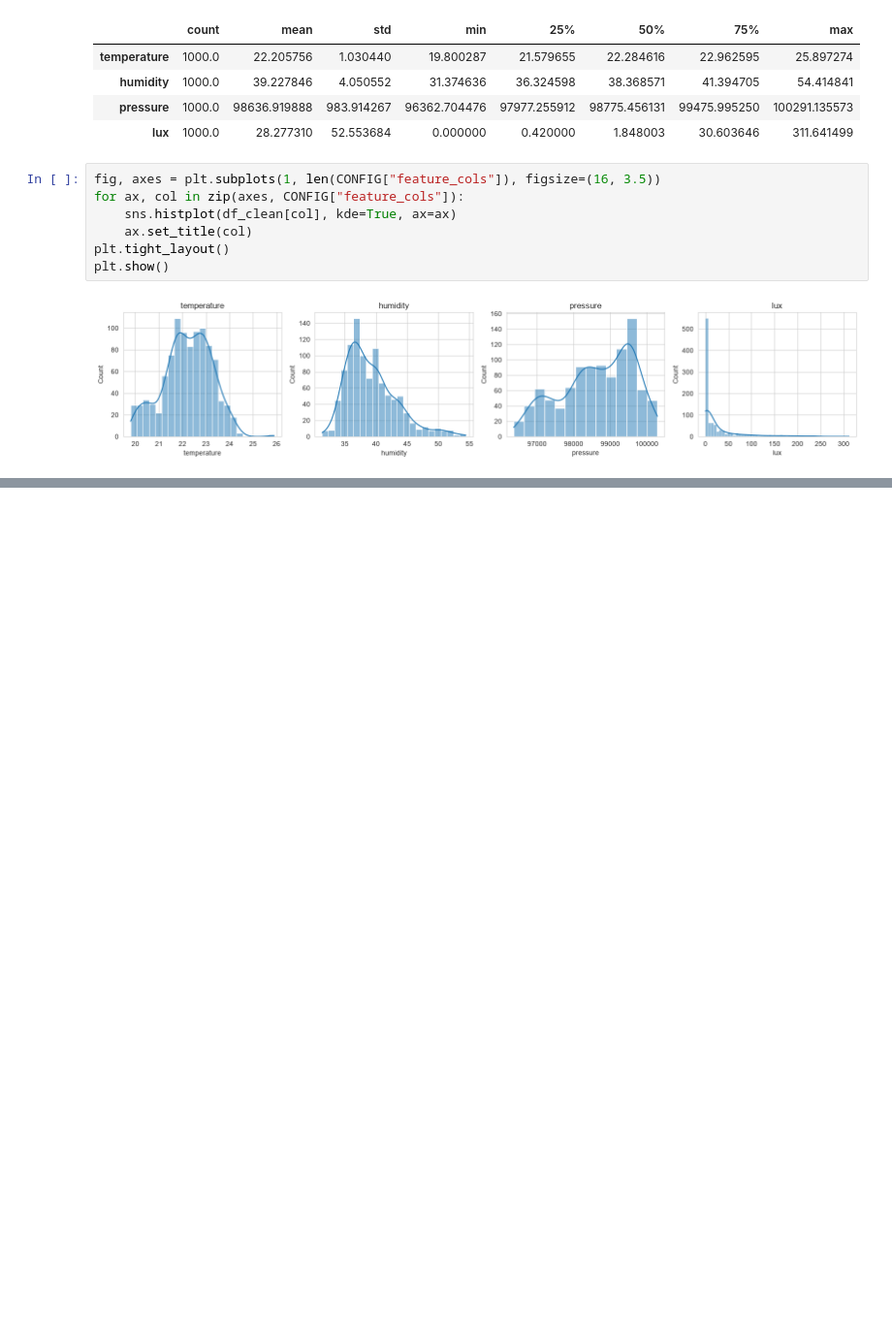
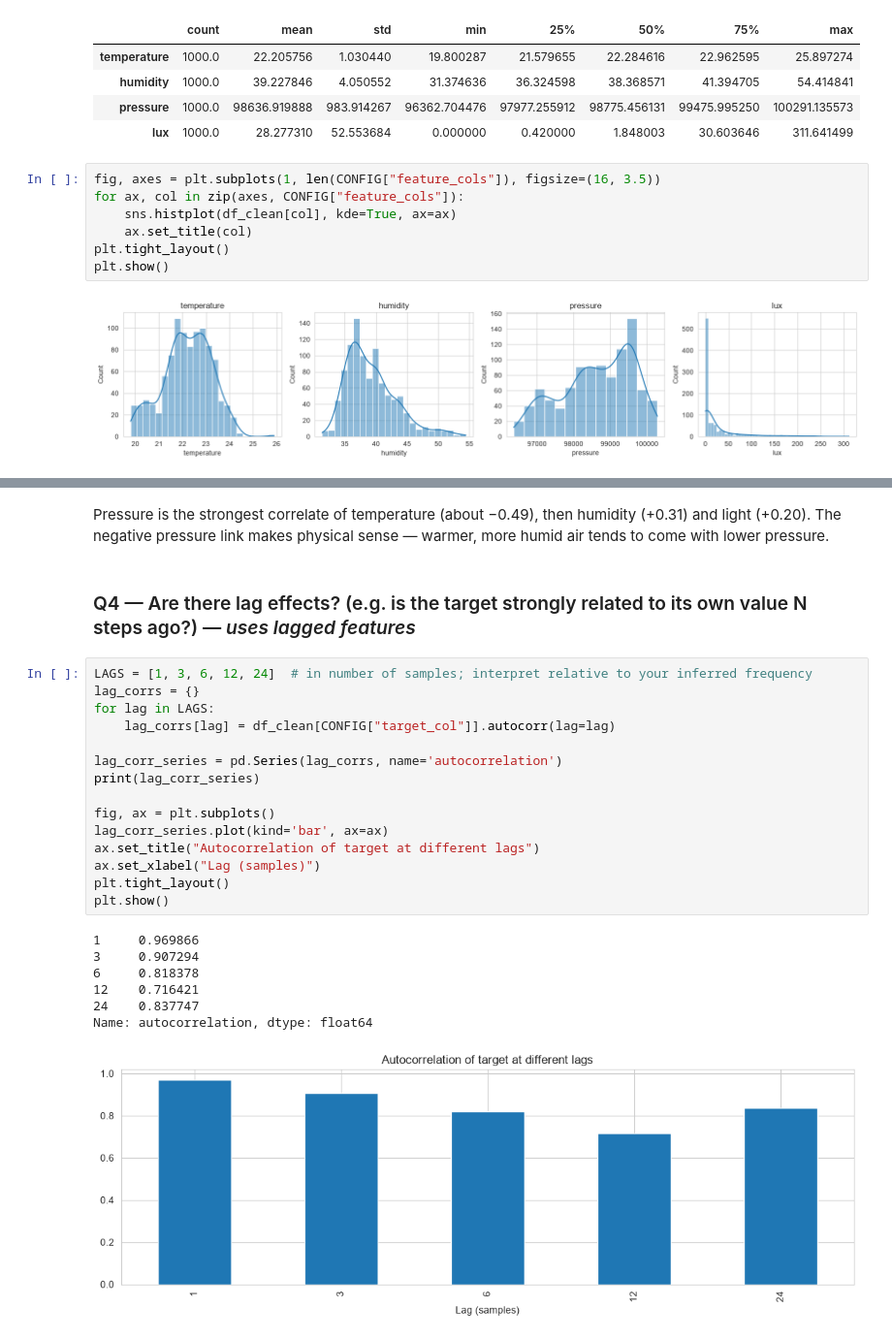
Before and after one commit to nehemmy55/Formative1--pipeline4, a Jupyter notebook: task1_timeseries_pipeline_fast.ipynb, the cells around one changed output, grey strips where cells are left out. Shown at 97% size. Cells and saved outputs as stored; diff of their text form; blank space fills up the shorter version.

```diff
--- a/task1_timeseries_pipeline_fast.ipynb
+++ b/task1_timeseries_pipeline_fast.ipynb
@@ -162,0 +207,27 @@ plt.show()
+# %% [markdown]
+Pressure is the strongest correlate of temperature (about −0.49), then humidity (+0.31) and light (+0.20). The negative pressure link makes physical sense — warmer, more humid air tends to come with lower pressure.
+# %% [markdown]
+### Q4 — Are there lag effects? (e.g. is the target strongly related to its own value N steps ago?) — *uses lagged features*
+# %%
+LAGS = [1, 3, 6, 12, 24]  # in number of samples; interpret relative to your inferred frequency
+lag_corrs = {}
+for lag in LAGS:
+    lag_corrs[lag] = df_clean[CONFIG["target_col"]].autocorr(lag=lag)
+
+lag_corr_series = pd.Series(lag_corrs, name='autocorrelation')
+print(lag_corr_series)
+
+fig, ax = plt.subplots()
+lag_corr_series.plot(kind='bar', ax=ax)
+ax.set_title("Autocorrelation of target at different lags")
+ax.set_xlabel("Lag (samples)")
+plt.tight_layout()
+plt.show()
+# %% [output]
+1     0.969866
+3     0.907294
+6     0.818378
+12    0.716421
+24    0.837747
+Name: autocorrelation, dtype: float64
+[figure, added]
```
Also changed, not shown: parts of 34 cells of this notebook.
